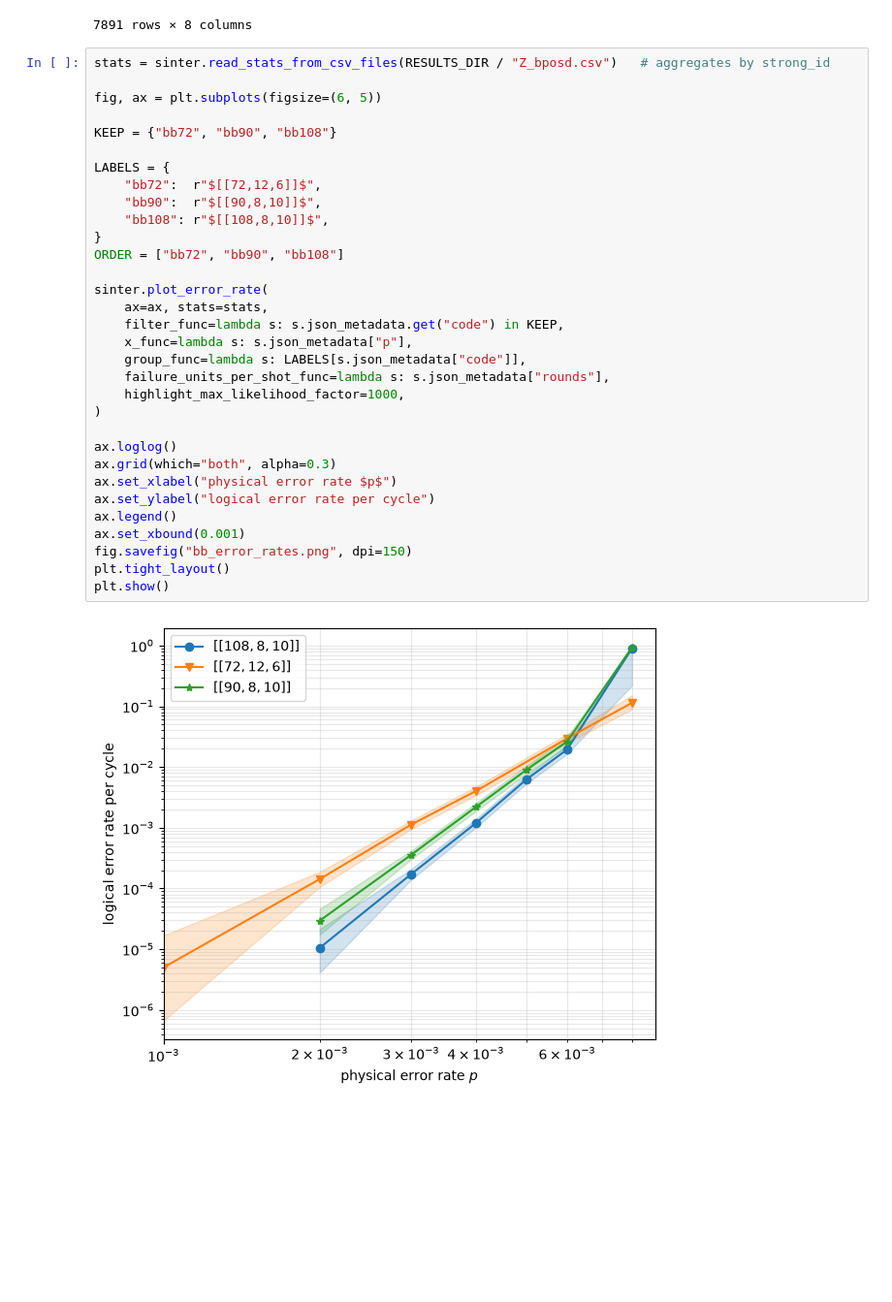
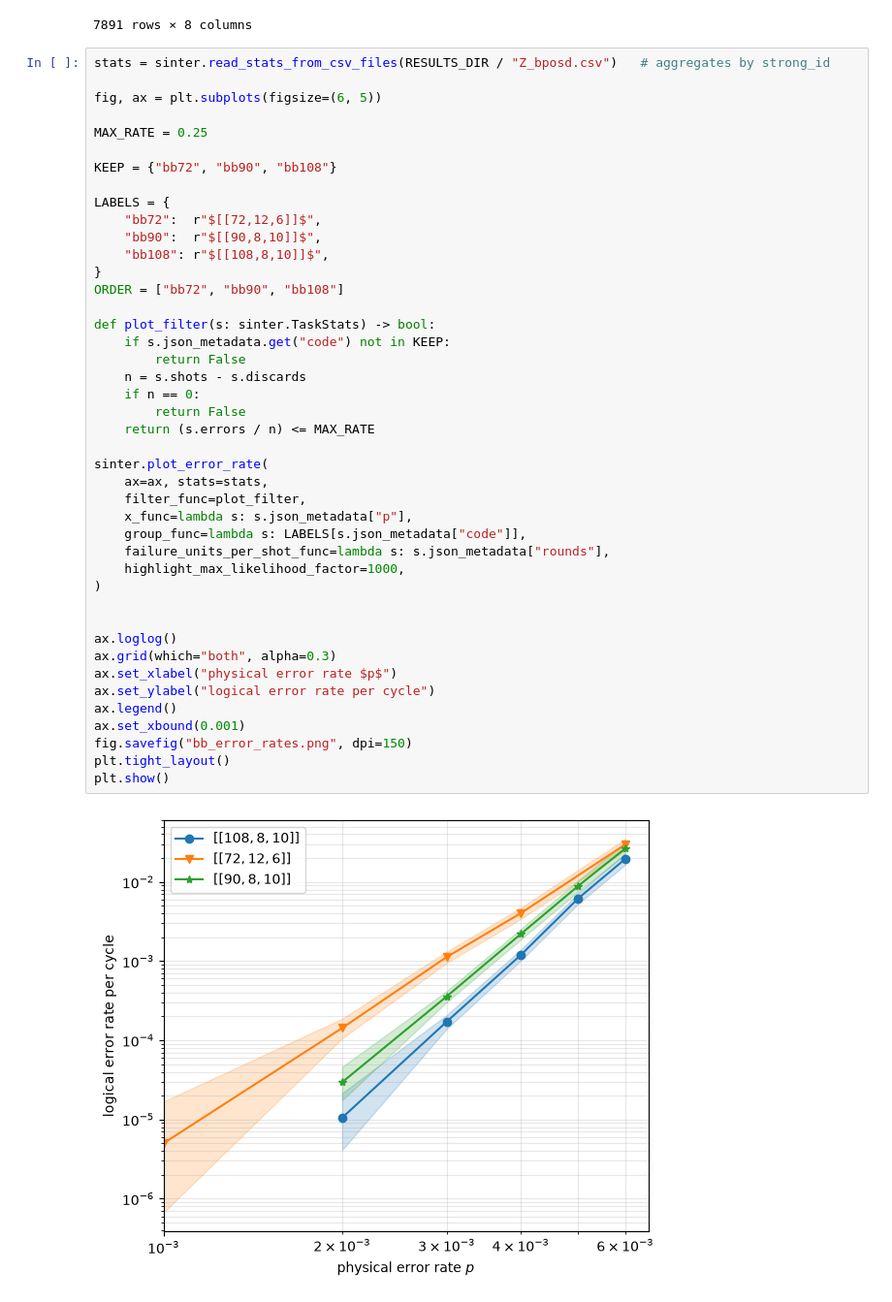
Before and after one commit to sou-27/Bivariate-Bicycle-Circuit, a Jupyter notebook: run_scripts/decode_bb_circuit.ipynb, the cells around one changed output. Shown at 97% size. Cells and saved outputs as stored; diff of their text form; blank space fills up the shorter version.

```diff
--- a/run_scripts/decode_bb_circuit.ipynb
+++ b/run_scripts/decode_bb_circuit.ipynb
@@ -78,33 +78,44 @@ df
 stats = sinter.read_stats_from_csv_files(RESULTS_DIR / "Z_bposd.csv")   # aggregates by strong_id
 
 fig, ax = plt.subplots(figsize=(6, 5))
+
+MAX_RATE = 0.25
 
 KEEP = {"bb72", "bb90", "bb108"}
 
 LABELS = {
     "bb72":  r"$[[72,12,6]]$",
     "bb90":  r"$[[90,8,10]]$",
     "bb108": r"$[[108,8,10]]$",
 }
 ORDER = ["bb72", "bb90", "bb108"]
 
+def plot_filter(s: sinter.TaskStats) -> bool:
+    if s.json_metadata.get("code") not in KEEP:
+        return False
+    n = s.shots - s.discards
+    if n == 0:
+        return False
+    return (s.errors / n) <= MAX_RATE
+
 sinter.plot_error_rate(
     ax=ax, stats=stats,
-    filter_func=lambda s: s.json_metadata.get("code") in KEEP,
+    filter_func=plot_filter,
     x_func=lambda s: s.json_metadata["p"],
     group_func=lambda s: LABELS[s.json_metadata["code"]],
     failure_units_per_shot_func=lambda s: s.json_metadata["rounds"],
     highlight_max_likelihood_factor=1000,
 )
+
 
 ax.loglog()
 ax.grid(which="both", alpha=0.3)
 ax.set_xlabel("physical error rate $p$")
 ax.set_ylabel("logical error rate per cycle")
 ax.legend()
 ax.set_xbound(0.001)
 fig.savefig("bb_error_rates.png", dpi=150)
 plt.tight_layout()
 plt.show()
 # %% [output]
-[figure, old version]
+[figure, new version]
```
Also changed, not shown: 1 other file.
